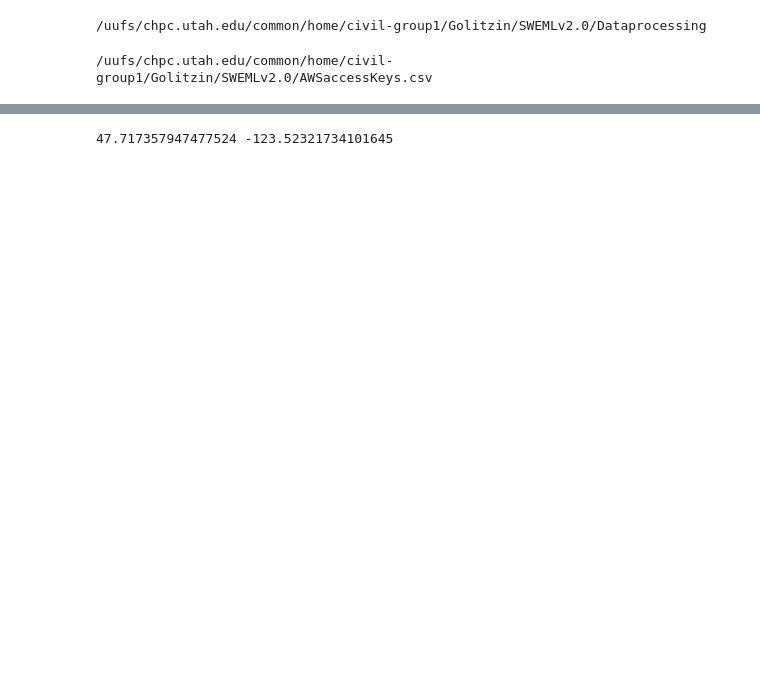
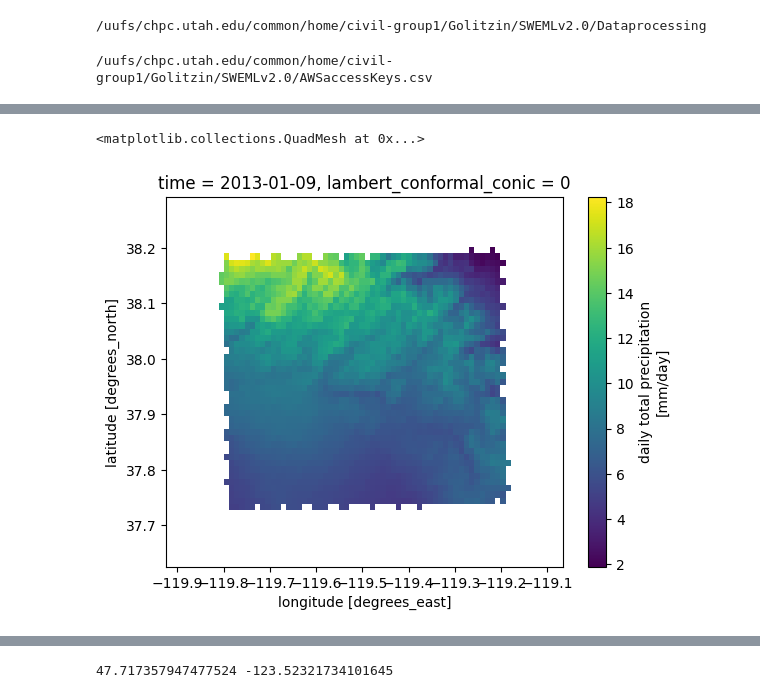
Before and after one commit to whitelightning450/SWEMLv2.0, a Jupyter notebook: Dataprocessing/get_EE_Precip.ipynb, the cells around one changed output, grey strips where cells are left out. Saved outputs shown, nothing was run; the diff lists cells and outputs as text; code cells hidden in the pictures; blank space fills up the shorter version.

```diff
--- a/Dataprocessing/get_EE_Precip.ipynb
+++ b/Dataprocessing/get_EE_Precip.ipynb
@@ -54,0 +383,3 @@ import get_Precip
+# %%
+daily = daymet.get_bygeom(tiff.bounds,dates=[2013],variables="prcp",crs=32611)
+daily
@@ -55 +404,8 @@ import get_Precip
+# %%
+daily_transformed = daily.rio.reproject(rasterio.crs.CRS.from_epsg('4326'))
+# %%
+daily_transformed.sel(time='2013-01-09')['prcp'].plot.pcolormesh()
+# %% [output]
+<matplotlib.collections.QuadMesh at 0x...>
+[figure, added]
 # %%
```
Also changed, not shown: parts of 75 cells of this notebook.
